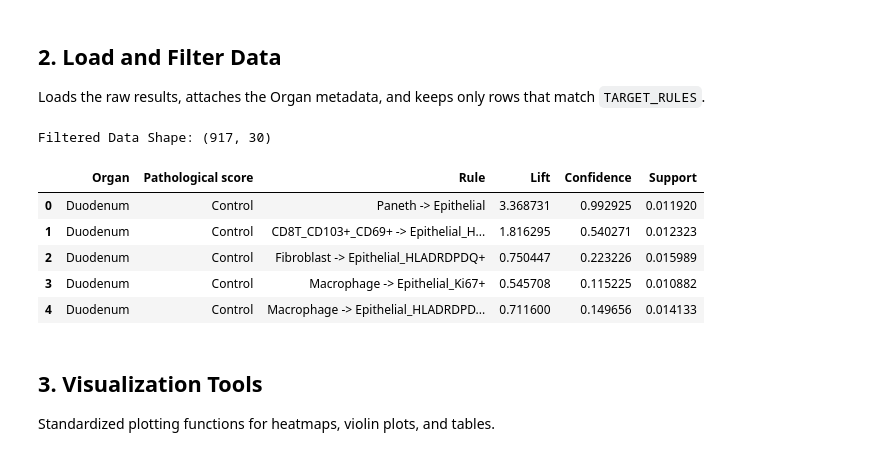
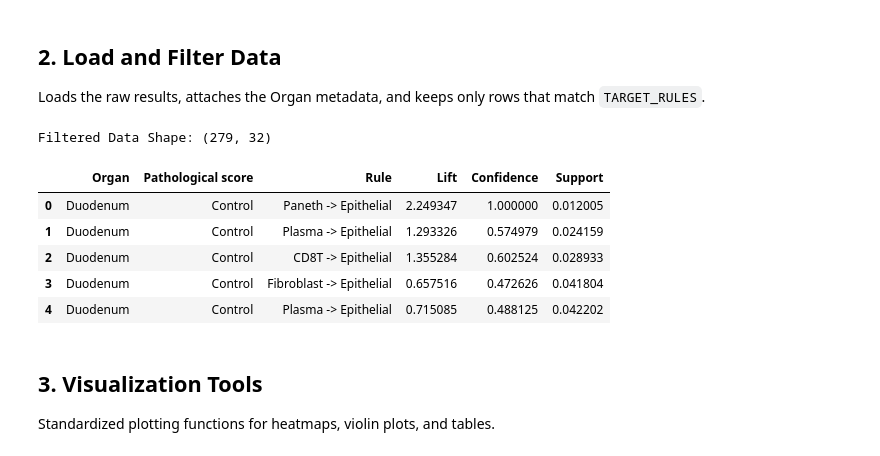
Before and after one commit to rachelbronerHU/bio-association-rule-mining-and-correlation, a Jupyter notebook: visualization/notebooks/investigation_04_specific_rules.ipynb, the cells around one changed output. Cells and saved outputs as stored; diff of their text form; code cells hidden in the pictures.

```diff
--- a/visualization/notebooks/investigation_04_specific_rules.ipynb
+++ b/visualization/notebooks/investigation_04_specific_rules.ipynb
@@ -25,10 +25,11 @@ TARGET_RULES = [
     ({"Paneth"}, {"Epithelial_Ki67+"}),
     ({"Macrophage"}, {"Epithelial"}),
     ({"Plasma"}, {"Epithelial"}),
-    ({"CD8T_CD103+"}, {"Epithelial"}),
-    ({"CD8T_CD69+"}, {"Epithelial"}),
+    ({"CD8T"}, {"Epithelial"}),
+    # ({"CD8T_CD103+"}, {"Epithelial"}),
+    # ({"CD8T_CD69+"}, {"Epithelial"}),
     ({"CD8T_GZMB+"}, {"Epithelial"}),
-    ({"Neutrophil_CD103+"}, {"Epithelial"}),
+    # ({"Neutrophil_CD103+"}, {"Epithelial"}),
     ({"Neutrophil"}, {"Epithelial"}),
     ({"Macrophage"}, {"CD8T"}),
     ({"Endocrine"}, {"Muscle"}),
@@ -39,12 +40,15 @@ STAGE_COLUMN = "Pathological score"  # "Pathological score", "Clinical score", "
 
 SUBSET_RULE_ITEMS_EQ = 2
 SUBSET_MIN_SUPPORT = 0.0
+MAX_FDR = 0.05
 
 # ---------- Plot config ----------
 FIG_SIZE = (18, 12)
 
 # ---------- Data paths ----------
-ALGO = "min_support_runs\weighted_fpgrowth_small_support_markers"
+ALGO = "min_support_runs\weighted_fpgrowth_with_markers_2"
+# ALGO = "min_support_runs\weighted_fpgrowth_with_markers_2"
+# ALGO = "min_support_runs\weighted_fpgrowth_no_markers"
 DATA_ROOT = fr"results\full_run\{ALGO}\data"
 # Change to the correct results CSV if needed
 RAW_RESULTS_FILE = os.path.join('..', '..', DATA_ROOT, "results_CN.csv")
@@ -88,7 +92,7 @@ def load_and_filter_data(raw_results_file):
         return pd.DataFrame()
 
     work_df = pd.read_csv(raw_results_file)
-    work_df = work_df[work_df["FDR"] <= 0.05].copy()
+    work_df = work_df[work_df["FDR"] <= MAX_FDR].copy()
 
     # --- Standardized Organ Enrichment ---
     mibi_gut_dir_path = os.path.join("..", "..", "data", "MIBIGutCsv")
@@ -155,40 +159,61 @@ def load_and_filter_data(raw_results_file):
 
     if work_df.empty:
         print("No rules matched the TARGET_RULES criteria.")
         return work_df
 
+    # --- Marker Aggregation Logic ---
+    target_markers = set()
+    for ant_set, con_set in TARGET_RULES:
+        for item in ant_set.union(con_set):
+            _, markers = parse_item(item)
+            target_markers.update(markers)
+
+    def relabel_item(item):
+        base, markers = parse_item(item)
+        if not markers:
+            return base
+        kept_markers = [m for m in markers if m in target_markers]
+        if not kept_markers:
+            return base
+        return f"{base}_{'_'.join(sorted(kept_markers))}"
+
+    # Relabel the items in the dataframe to combine non-target markers
+    work_df["ant_relabel"] = work_df["ant_clean"].apply(lambda items: [relabel_item(x) for x in items])
+    work_df["con_relabel"] = work_df["con_clean"].apply(lambda items: [relabel_item(x) for x in items])
+
+    # Build the final string for the plot
     work_df["Rule"] = work_df.apply(
-        lambda row: f"{', '.join(row['ant_clean'])} -> {', '.join(row['con_clean'])}",
+        lambda row: f"{', '.join(row['ant_relabel'])} -> {', '.join(row['con_relabel'])}",
         axis=1,
     )
 
     unique_stages = work_df[STAGE_COLUMN].dropna().unique()
     if set(unique_stages).issubset({"Control", "Mild", "Severe"}):
         order = ["Control", "Mild", "Severe"]
         order = [x for x in order if x in unique_stages]
     else:
         order = sorted(unique_stages)
 
     work_df[STAGE_COLUMN] = pd.Categorical(
         work_df[STAGE_COLUMN],
         categories=order,
         ordered=True
     )
 
     return work_df
 
 filtered_df = load_and_filter_data(RAW_RESULTS_FILE)
 print("Filtered Data Shape:", filtered_df.shape)
 if not filtered_df.empty:
     display(filtered_df[["Organ", STAGE_COLUMN, "Rule", "Lift", "Confidence", "Support"]].head())
 # %% [output]
-Filtered Data Shape: (917, 30)
+Filtered Data Shape: (279, 32)
 |  | Organ | Pathological score | Rule | Lift | Confidence | Support |
-| 0 | Duodenum | Control | Paneth -> Epithelial | 3.368731 | 0.992925 | 0.011920 |
-| 1 | Duodenum | Control | CD8T_CD103+_CD69+ -> Epithelial_H... | 1.816295 | 0.540271 | 0.012323 |
-| 2 | Duodenum | Control | Fibroblast -> Epithelial_HLADRDPDQ+ | 0.750447 | 0.223226 | 0.015989 |
-| 3 | Duodenum | Control | Macrophage -> Epithelial_Ki67+ | 0.545708 | 0.115225 | 0.010882 |
-| 4 | Duodenum | Control | Macrophage -> Epithelial_HLADRDPD... | 0.711600 | 0.149656 | 0.014133 |
+| 0 | Duodenum | Control | Paneth -> Epithelial | 2.249347 | 1.000000 | 0.012005 |
+| 1 | Duodenum | Control | Plasma -> Epithelial | 1.293326 | 0.574979 | 0.024159 |
+| 2 | Duodenum | Control | CD8T -> Epithelial | 1.355284 | 0.602524 | 0.028933 |
+| 3 | Duodenum | Control | Fibroblast -> Epithelial | 0.657516 | 0.472626 | 0.041804 |
+| 4 | Duodenum | Control | Plasma -> Epithelial | 0.715085 | 0.488125 | 0.042202 |
 # %% [markdown]
 ## 3. Visualization Tools
 Standardized plotting functions for heatmaps, violin plots, and tables.
```
Also changed, not shown: parts of 1 cell of this notebook, 5 other files.
